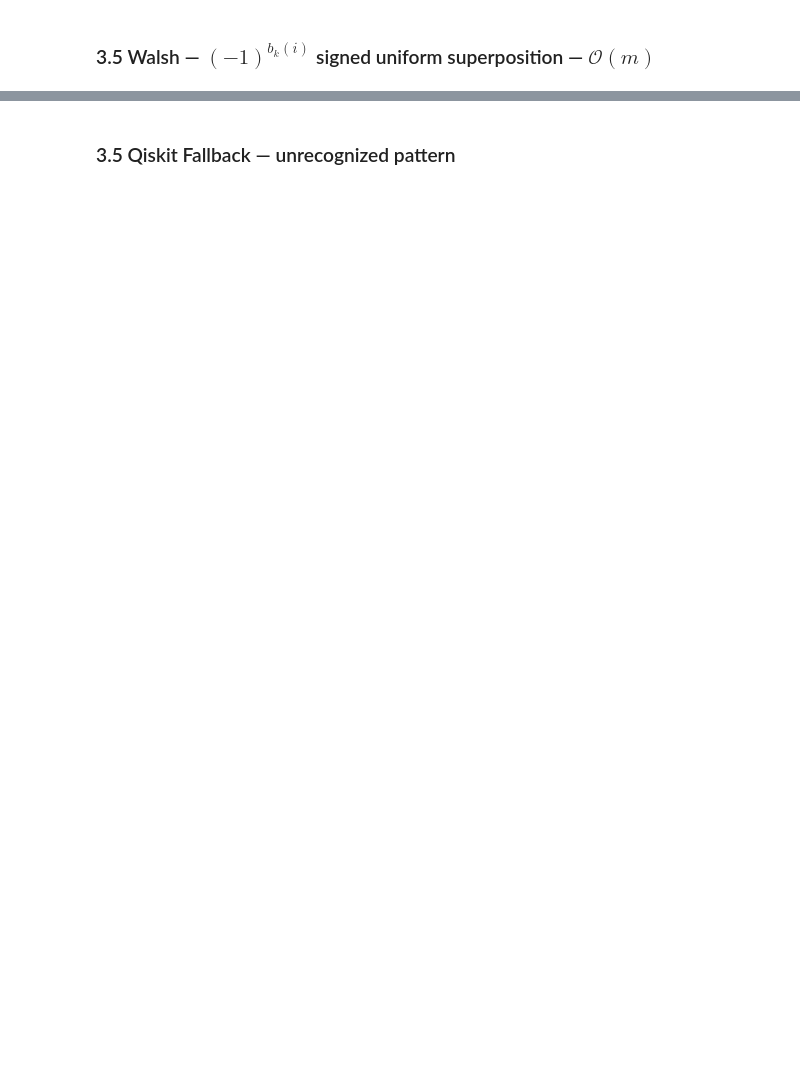
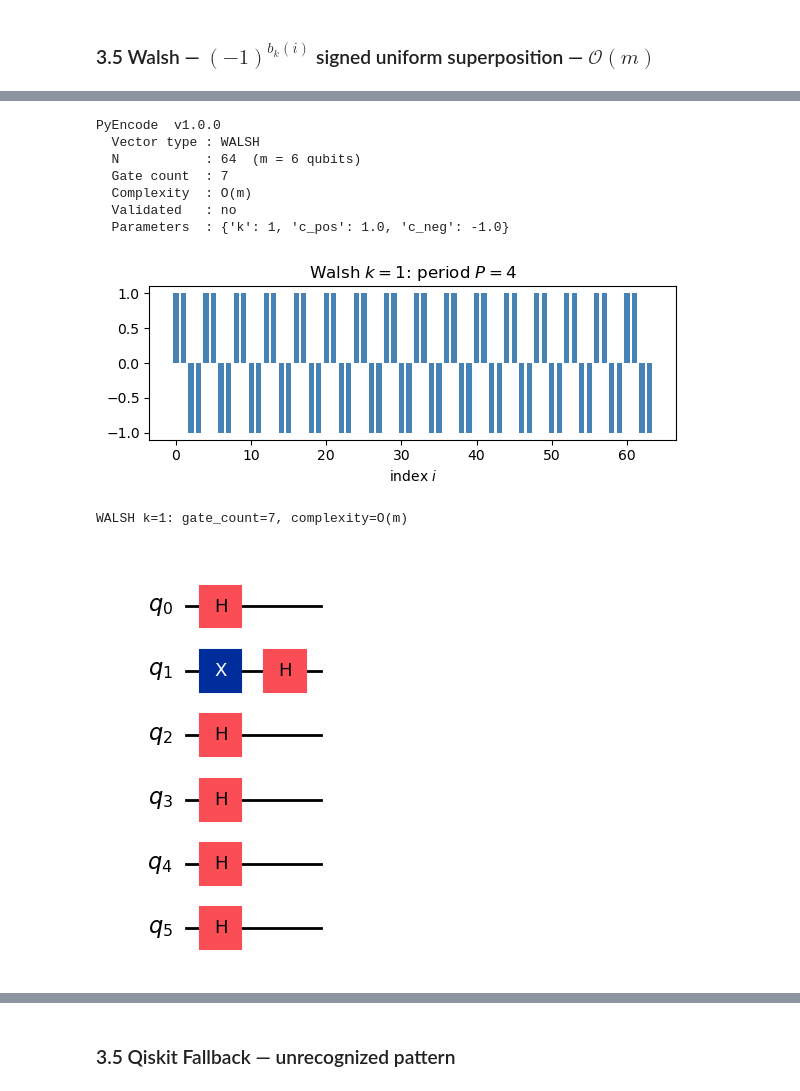
Before and after one commit to UW-ERSL/PyEncode, a Jupyter notebook: notebooks/paperExperiments.ipynb, the cells around one changed output, grey strips where cells are left out. Drawn from its saved outputs; the diff is of its cells as text; code cells hidden in the pictures; blank space fills up the shorter version.

```diff
--- a/notebooks/paperExperiments.ipynb
+++ b/notebooks/paperExperiments.ipynb
@@ -161,12 +271,23 @@ circuit.draw("mpl")
 # %%
 # k=1: period 4
-circuit, info = encode(WALSH(k=1, c=1.0), N=N)
+circuit, info = encode(WALSH(k=1), N=N)
 print(info)
 
 f = np.array([1 if not ((i >> 1) & 1) else -1 for i in range(N)], dtype=float)
 plot_vector(f, "Walsh $k=1$: period $P=4$")
 verify_circuit(circuit, info, "WALSH k=1")
 circuit.draw("mpl")
+# %% [output]
+PyEncode  v1.0.0
+  Vector type : WALSH
+  N           : 64  (m = 6 qubits)
+  Gate count  : 7
+  Complexity  : O(m)
+  Validated   : no
+  Parameters  : {'k': 1, 'c_pos': 1.0, 'c_neg': -1.0}
+[figure, added]
+WALSH k=1: gate_count=7, complexity=O(m)
+[figure, added]
 # %%
 # Sweep: gate count vs qubit index k
 m_bits = int(round(np.log2(N)))
```
Also changed, not shown: parts of 18 cells of this notebook, 8 other files.
